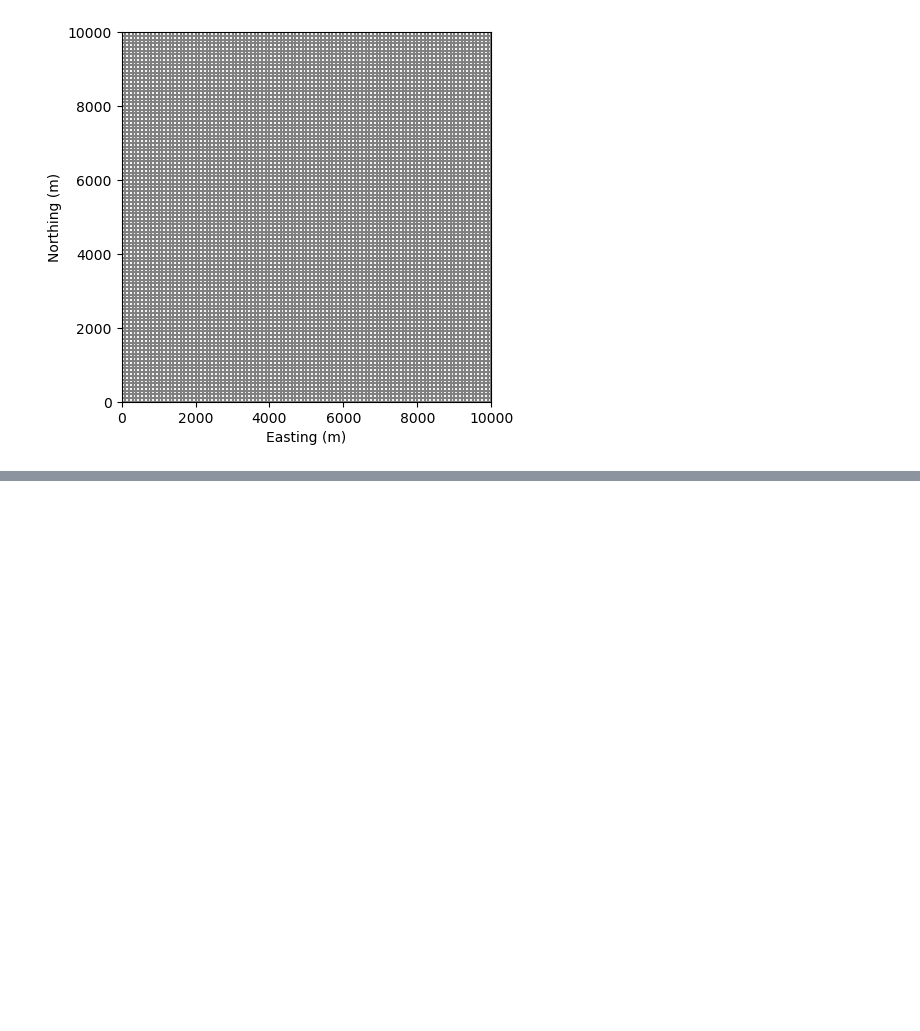
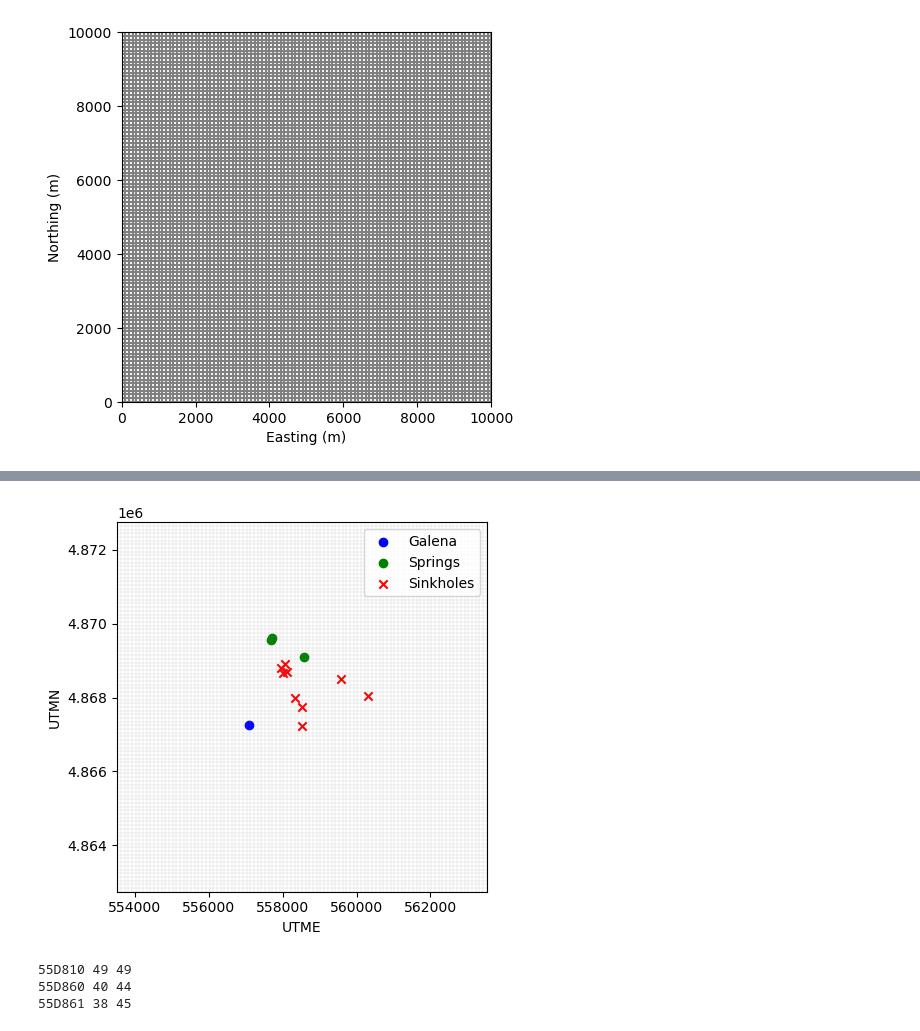
Before and after one commit to Csaucer/BearSpringUMN, a Jupyter notebook: EPM/EPM.ipynb, the cells around one changed output, grey strips where cells are left out. Drawn from its saved outputs; the diff is of its cells as text; code cells hidden in the pictures; blank space fills up the shorter version.

```diff
--- a/EPM/EPM.ipynb
+++ b/EPM/EPM.ipynb
@@ -130,0 +141,46 @@ grid_center_x = 557096.9423501687, grid_center_y = 4867264.089709508
+# %%
+# Offset the grid onto the world coordinates available from the well data
+# Calculate the offsets for the grid
+grid_center_x , grid_center_y = karst_df.loc['55D810']['UTME'], karst_df.loc['55D810']['UTMN']
+grid_length_x = delr.sum()
+grid_length_y = delc.sum()
+xoff = grid_center_x - 0.5 * grid_length_x
+yoff = grid_center_y - 0.5 * grid_length_y
+
+# Set grid coordinates using the offsets
+model_grid.set_coord_info(xoff=xoff, yoff=yoff)
+
+# Create a figure and axes
+fig, ax = plt.subplots()
+
+# Plot galena_df wells
+ax.scatter(galena_df['UTME'], galena_df['UTMN'], color='blue', label='Galena')
+
+# Filter and plot springs with green markers
+ax.scatter(springs['UTME'], springs['UTMN'], color='green', marker='o', label='Springs')
+
+# Filter and plot sinkholes with red markers
+ax.scatter(sinkholes['UTME'], sinkholes['UTMN'], color='red', marker='x', label='Sinkholes')
+
+# Plot the model grid on the same axes
+model_grid.plot(ax=ax, lw=0.1)
+
+# Add labels, legend, and grid
+ax.set_xlabel('UTME')
+ax.set_ylabel('UTMN')
+ax.legend()
+
+# Show the plot
+plt.show()
+# %% [output]
+[figure, added]
+# %%
+# Test that it is possible to get the row and column in the model for each of the features (wells, sinkholes, springs)
+for name in ['55D810', '55D860', '55D861']:
+    w = get_karst_data(name)
+    i, j = model_grid.intersect(w['UTME'], w['UTMN'])
+    print(name, i, j)
+# %% [output]
+55D810 49 49
+55D860 40 44
+55D861 38 45
```
Also changed, not shown: parts of 7 cells of this notebook, 2 other files.
